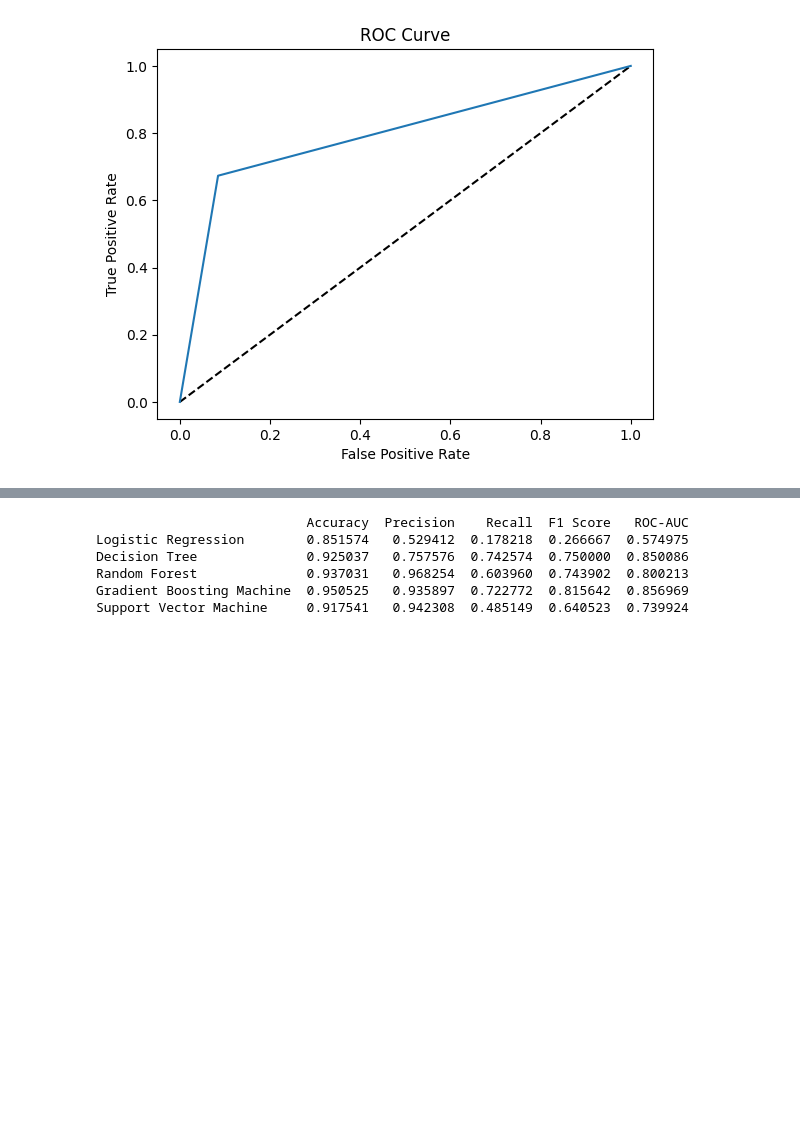
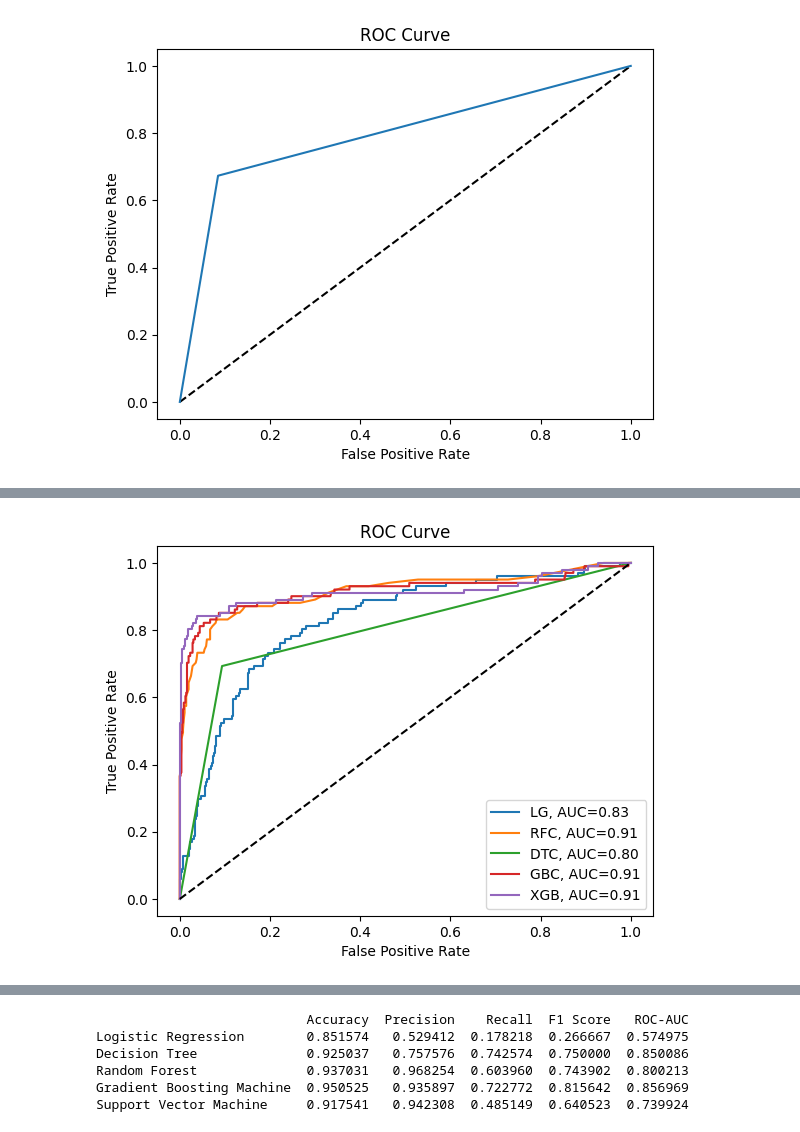
Before and after one commit to cynthiajepkogei/project-phase-3, a Jupyter notebook: notebook.ipynb, the cells around one changed output, grey strips where cells are left out. Cells and saved outputs as stored; diff of their text form; code cells hidden in the pictures; blank space fills up the shorter version.

```diff
--- a/notebook.ipynb
+++ b/notebook.ipynb
@@ -946,3 +1002,44 @@ AUC: 0.6206311443865234
+# %%
+from sklearn.metrics import roc_curve, roc_auc_score
+from sklearn.linear_model import LogisticRegression
+from sklearn.ensemble import RandomForestClassifier, GradientBoostingClassifier
+from sklearn.tree import DecisionTreeClassifier
+from xgboost import XGBClassifier
+import matplotlib.pyplot as plt
+
+# Instantiate the models
+models = [
+    ('LG', LogisticRegression(max_iter=1000)),
+    ('RFC', RandomForestClassifier()),
+    ('DTC', DecisionTreeClassifier()),
+    ('GBC', GradientBoostingClassifier()),
+    ('XGB', XGBClassifier(use_label_encoder=False, eval_metric='logloss', random_state=42))
+]
+
+# Create plot
+plt.figure()
+
+# Plot ROC curve for each model
+for name, model in models:
+    model.fit(X_train_smote, y_train_smote)
+    y_pred_prob = model.predict_proba(X_test_scaled)[:,1]
+    fpr, tpr, _ = roc_curve(y_test, y_pred_prob)
+    auc = roc_auc_score(y_test, y_pred_prob)
+    plt.plot(fpr, tpr, label=f"{name}, AUC={auc:.2f}")
+
+# Plot ROC curve for random prediction
+plt.plot([0, 1], [0, 1], 'k--')
+
+# Set plot labels and legend
+plt.xlabel('False Positive Rate')
+plt.ylabel('True Positive Rate')
+plt.title('ROC Curve')
+plt.legend()
+
+# Show plot
+plt.show()
+# %% [output]
+[figure, added]
 # %%
 # Get numerical feature importances from the best model
 importances = grid_search.best_estimator_.feature_importances_
```
Also changed, not shown: parts of 7 cells of this notebook.
